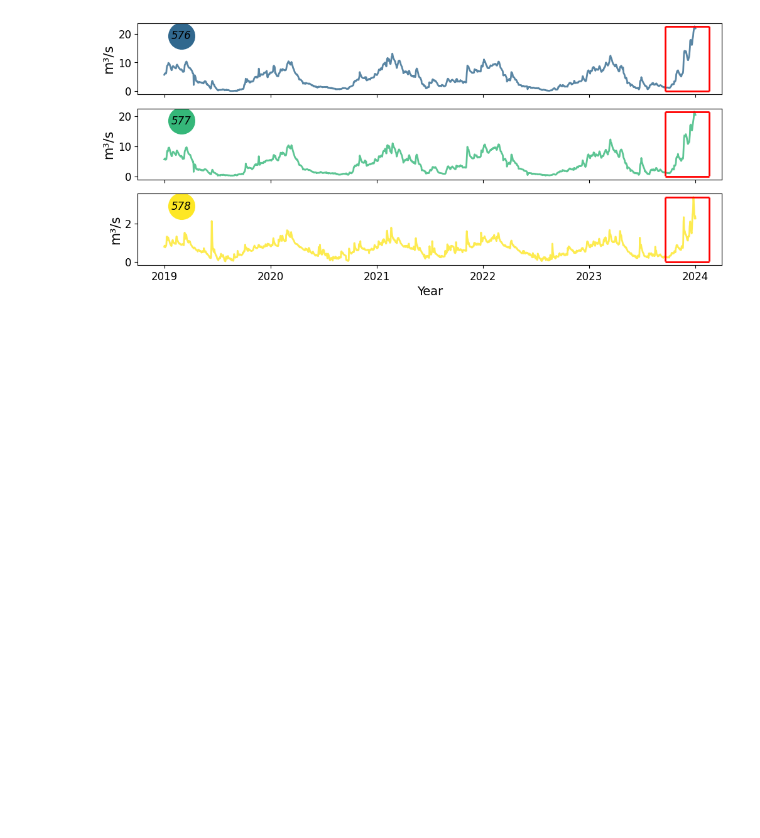
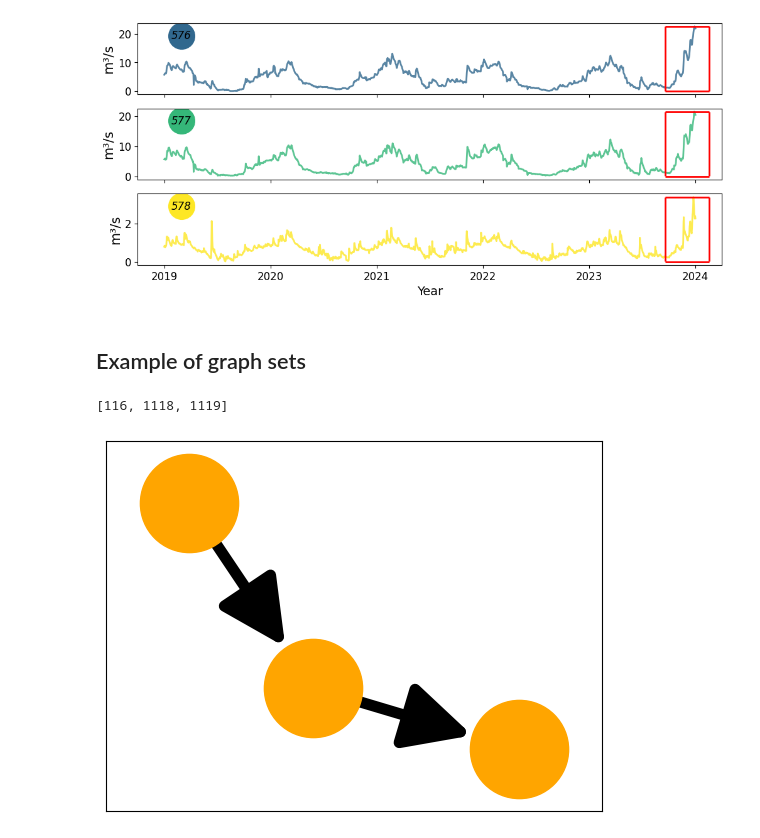
Before and after one commit to floatinglittlerocks/causalrivers, a Jupyter notebook: graphics/maps.ipynb, the cells around one changed output. Saved outputs shown, nothing was run; the diff lists cells and outputs as text; code cells hidden in the pictures; blank space fills up the shorter version.

```diff
--- a/graphics/maps.ipynb
+++ b/graphics/maps.ipynb
@@ -187,2 +188,4 @@ axs = fancy_plot(sample_data, base_c,save="ts.pdf", emph=19620)
 # %% [output]
 [figure]
+# %% [markdown]
+## Example of graph sets
@@ -188,0 +195,39 @@ axs = fancy_plot(sample_data, base_c,save="ts.pdf", emph=19620)
+# %%
+G_eg = pickle.load(open("../product/rivers_east_germany.p", "rb"))
+ds  =pickle.load(open("../datasets/random_3" + "/east.p", "rb"))
+# %%
+def draw_g(G,name="demo.png", pos=None, arrowsize=100,edge_color="black", color=None):
+
+    if not color:
+        colors = []
+        for x in G.nodes:
+            colors.append(G.nodes[x]["c"])
+    else:
+        colors = color
+
+    plt.ylim([0,3])
+    plt.xlim([0,3])
+
+    nx.draw_networkx(
+        G,
+        with_labels=False,
+        node_size=5000,
+        arrows=True,
+        node_color=colors,
+        arrowsize=arrowsize,
+        width=8,
+        pos=pos,
+        edge_color = edge_color
+
+    )
+
+    savefig(name, transparent=True,bbox_inches='tight')
+# %%
+colors = list(set([G_eg.nodes[x]["c"] for x in  G_eg.nodes]))
+# %%
+
+print(ds[23].nodes)
+draw_g(ds[23], name="root_cause.pdf", pos={116:[2.5,0.5],1118:[1.25,1.],1119:[0.5,2.5]}, color = colors[1])
+# %% [output]
+[116, 1118, 1119]
+[figure, added]
```
Also changed, not shown: parts of 11 cells of this notebook, 37 other files.
